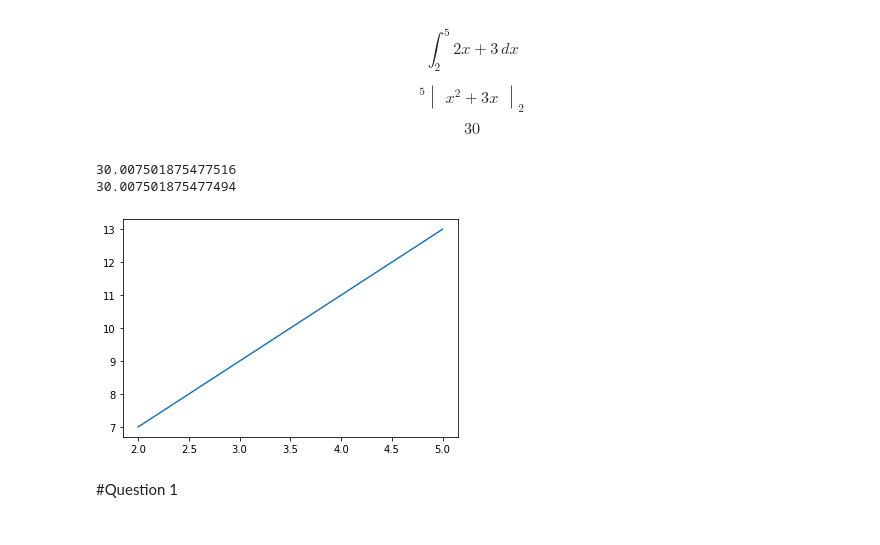
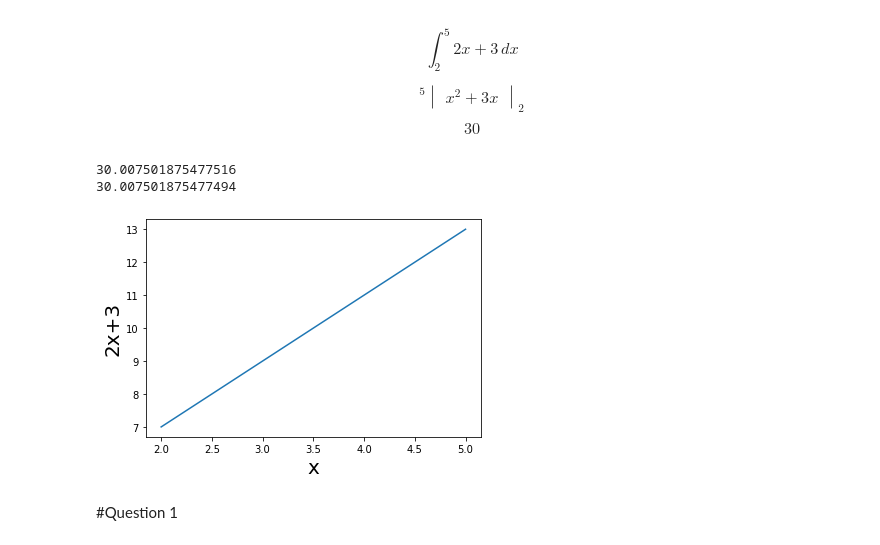
Before and after one commit to sbhusal123/scientific-programming, a Jupyter notebook: Numpy_Series.ipynb, the cells around one changed output. Saved outputs shown, nothing was run; the diff lists cells and outputs as text; code cells hidden in the pictures.

Commit message:
Plot labels added.

```diff
--- a/Numpy_Series.ipynb
+++ b/Numpy_Series.ipynb
@@ -274,20 +274,22 @@ $$30$$
 # %%
 def f(x):
   return 2*x +3
 
 x = np.linspace(2, 5, 4000)
 y = f(x)
 
 plt.plot(x, y)
+plt.xlabel("x", fontsize=20)
+plt.ylabel("2x+3", fontsize=20)
 
 s = np.sum(y) * (x[1]-x[0])
 print(s)
 s = np.cumsum(y)[-1] * (x[1] - x[0])
 print(s)
 # %% [output]
 30.007501875477516
 30.007501875477494
-[figure, old version]
+[figure, new version]
 # %% [markdown]
 #Question 1
 # %% [markdown]
```
